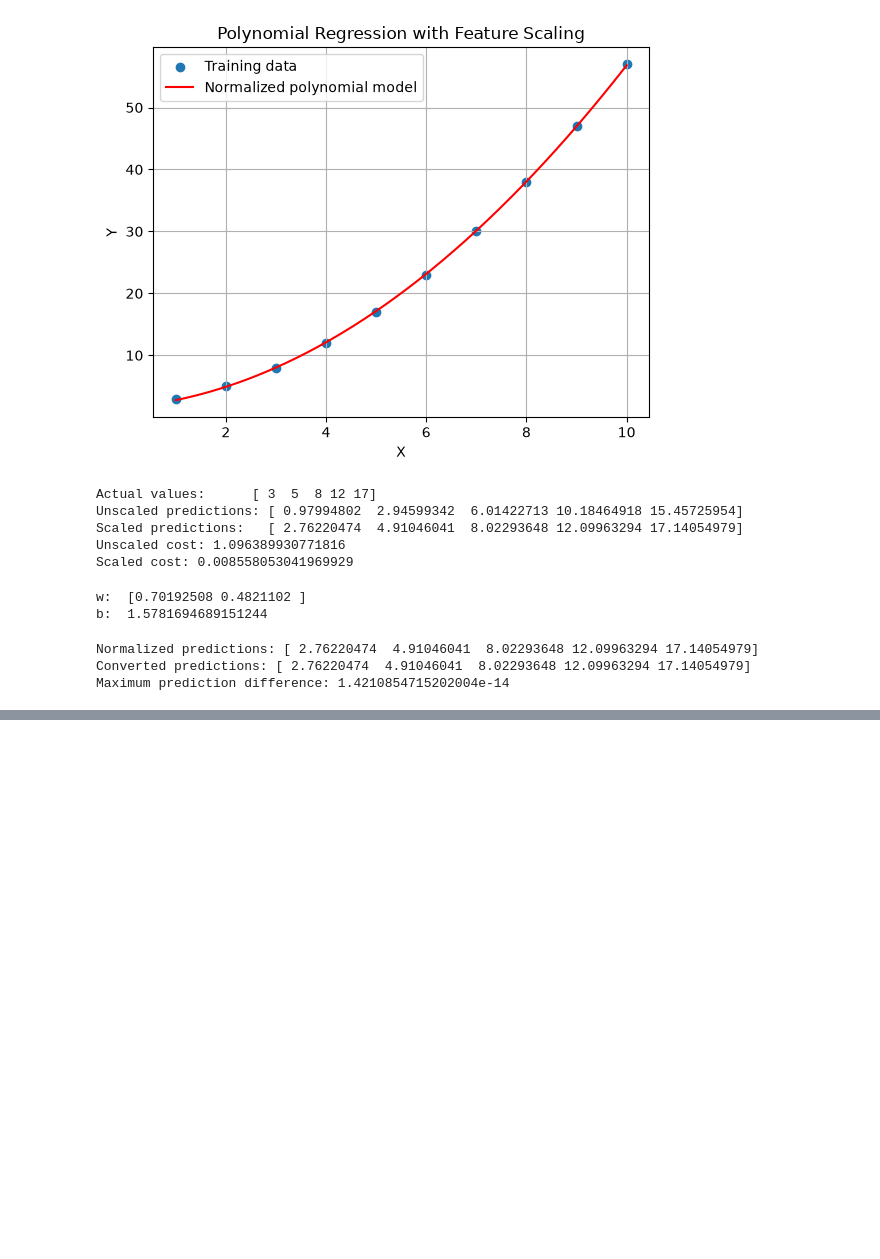
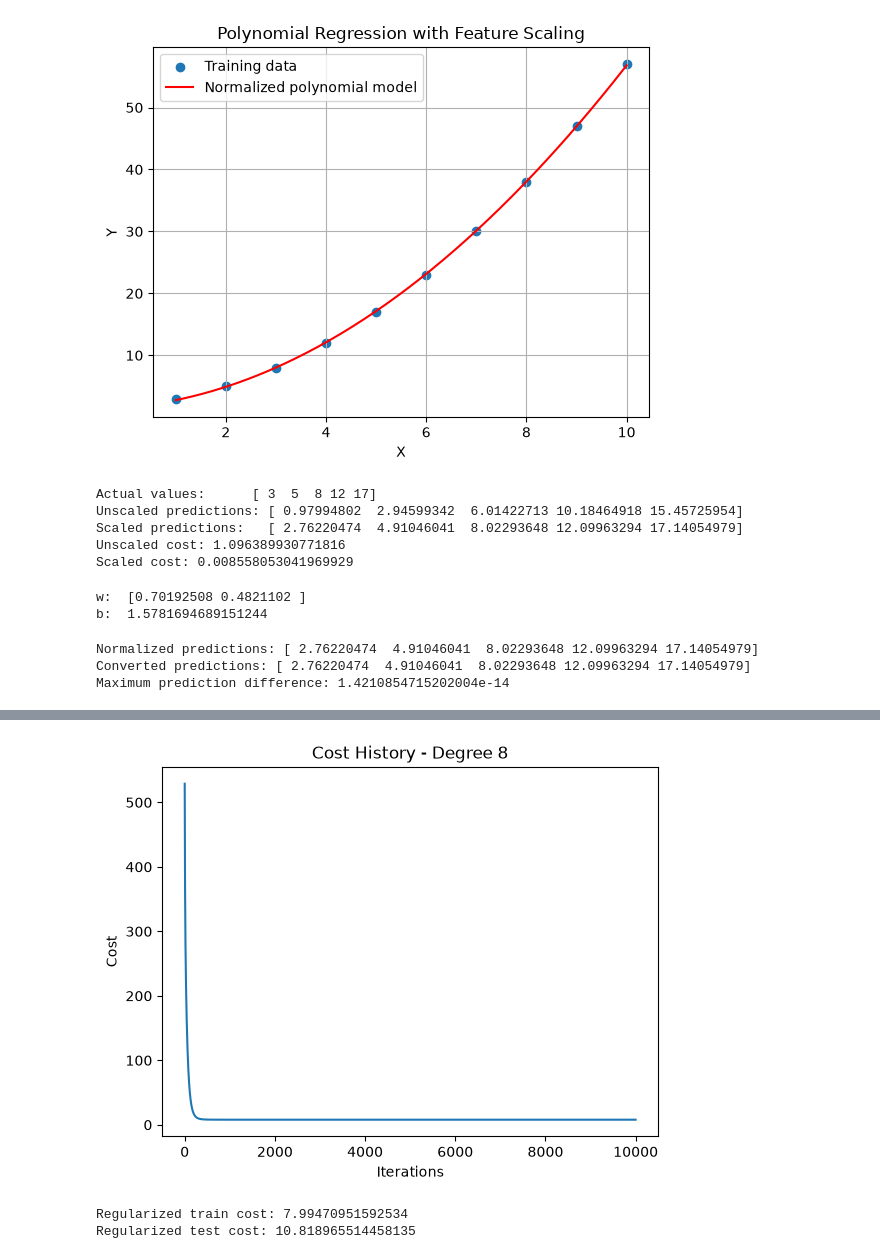
Before and after one commit to gelu1243-max/machine-learning-journey, a Jupyter notebook: supervised-lerning/linear-regresion/polynomial_regression.ipynb, the cells around one changed output, grey strips where cells are left out. Drawn from its saved outputs; the diff is of its cells as text; code cells hidden in the pictures; blank space fills up the shorter version.

```diff
--- a/supervised-lerning/linear-regresion/polynomial_regression.ipynb
+++ b/supervised-lerning/linear-regresion/polynomial_regression.ipynb
@@ -266,0 +441,8 @@ Maximum prediction difference: 1.4210854715202004e-14
+# %%
+plt.plot(cost_history)
+plt.title("Cost History - Degree 8")
+plt.xlabel("Iterations")
+plt.ylabel("Cost")
+plt.show()
+# %% [output]
+[figure, added]
@@ -266,0 +465,14 @@ Maximum prediction difference: 1.4210854715202004e-14
+# %%
+train_cost_reg = compute_cost(
+    X_poly_train_norm, y_train, w_reg, b_reg
+)
+
+test_cost_reg = compute_cost(
+    X_poly_test_norm, y_test, w_reg, b_reg
+)
+
+print("Regularized train cost:", train_cost_reg)
+print("Regularized test cost:", test_cost_reg)
+# %% [output]
+Regularized train cost: 7.99470951592534
+Regularized test cost: 10.818965514458135
```
Also changed, not shown: parts of 21 cells of this notebook.
